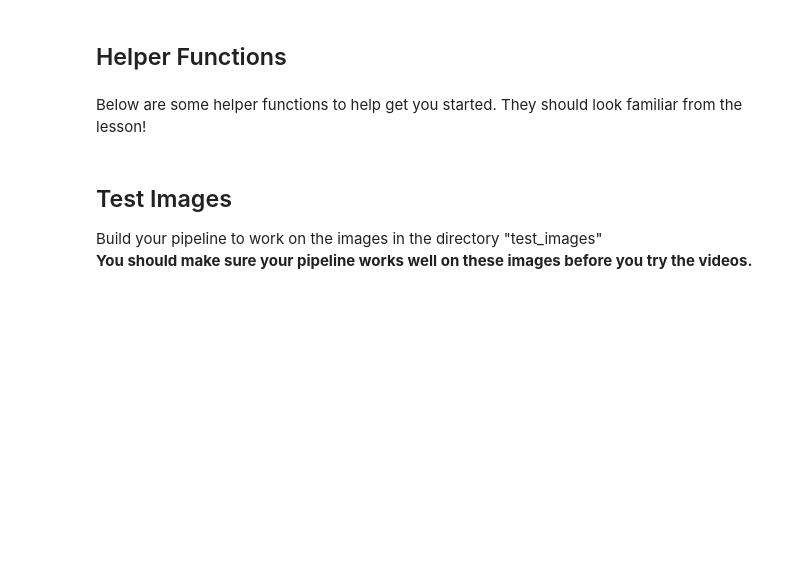
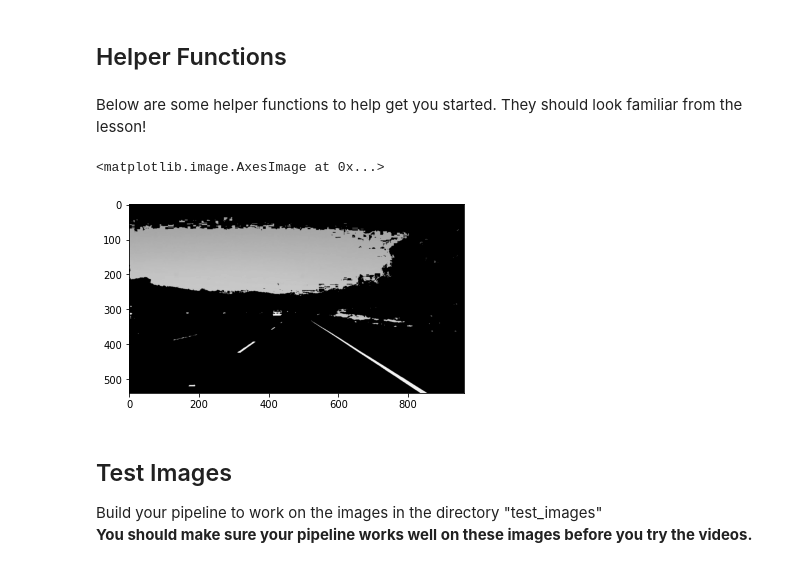
Before and after one commit to rbarbantan/CarND-LaneLines-P1, a Jupyter notebook: P1.ipynb, the cells around one changed output. Cells and saved outputs as stored; diff of their text form; code cells hidden in the pictures; blank space fills up the shorter version.

Commit message:
add color filtering to solve the challenge

```diff
--- a/P1.ipynb
+++ b/P1.ipynb
@@ -90,6 +90,20 @@ def grayscale(img):
     return cv2.cvtColor(img, cv2.COLOR_RGB2GRAY)
     # Or use BGR2GRAY if you read an image with cv2.imread()
     # return cv2.cvtColor(img, cv2.COLOR_BGR2GRAY)
+
+def filter_color(img):
+    hsv = cv2.cvtColor(img, cv2.COLOR_RGB2HSV)
+
+    ## mask of WHITE
+    mask1 = cv2.inRange(hsv, (0, 0, 210), (180, 255, 255))
+
+    # mask of YELLOW
+    mask2 = cv2.inRange(hsv, (20,100,100), (30, 255, 255))
+
+    ## final mask and masked
+    mask = cv2.bitwise_or(mask1, mask2)
+    target = cv2.bitwise_and(img,img, mask=mask)
+    return target
 
 def canny(img, low_threshold, high_threshold):
     """Applies the Canny transform"""
@@ -159,12 +173,13 @@ def draw_lines(img, lines, color=[255, 0, 0], thickness=2, slope=0.5):
     left_lines = [l for l in lines if compute_slope(l[0]) < -slope]
     right_lines = [l for l in lines if compute_slope(l[0]) > slope]
 
-    left_line = approx_line(np.mean(left_lines, axis=0).astype(int), order=1)
-    right_line = approx_line(np.mean(right_lines, axis=0).astype(int), order=1)
+    new_lines = []
+    if len(left_lines) > 0:
+        new_lines.append(approx_line(np.mean(left_lines, axis=0).astype(int), order=1))
+    if len(right_lines) > 0:
+        new_lines.append(approx_line(np.mean(right_lines, axis=0).astype(int), order=1))
 
-    lines = [left_line, right_line]
-
-    for line in lines:
+    for line in new_lines:
         for x1,y1,x2,y2 in line:
             cv2.line(img, (x1, y1), (x2, y2), color, thickness)
 
@@ -201,17 +216,25 @@ def weighted_img(img, initial_img, α=0.8, β=1., γ=0.):
     """
     return cv2.addWeighted(initial_img, α, img, β, γ)
 
-def get_roi(img_shape, roi_top, roi_top_width):
+def get_roi(img_shape, roi_top_ratio, roi_top_width_ratio):
     """
     Region of interest is defined as an isosceles trapezoid, with the base being the entire botton of the image.
     We then only define its height (roi_top) and the width of the top edge (roi_top_width)
     """
+    roi_top = roi_top_ratio * img_shape[0]
+    roi_top_width = roi_top_width_ratio * img_shape[1]
     roi = np.array([[
         [0, img_shape[0]],
         [int((img_shape[1] - roi_top_width) / 2), roi_top],
         [int((img_shape[1] + roi_top_width) / 2), roi_top],
         [img_shape[1], img_shape[0]]]], dtype=np.int32)
     return roi
+# %%
+#plt.imshow(canny(grayscale(filter_color(image, 225)), 50, 150), cmap='gray')
+plt.imshow(grayscale(filter_color(image)), cmap='gray')
+# %% [output]
+<matplotlib.image.AxesImage at 0x...>
+[figure, added]
 # %% [markdown]
 ## Test Images
 
```
Also changed, not shown: parts of 6 cells of this notebook, 10 other files.
